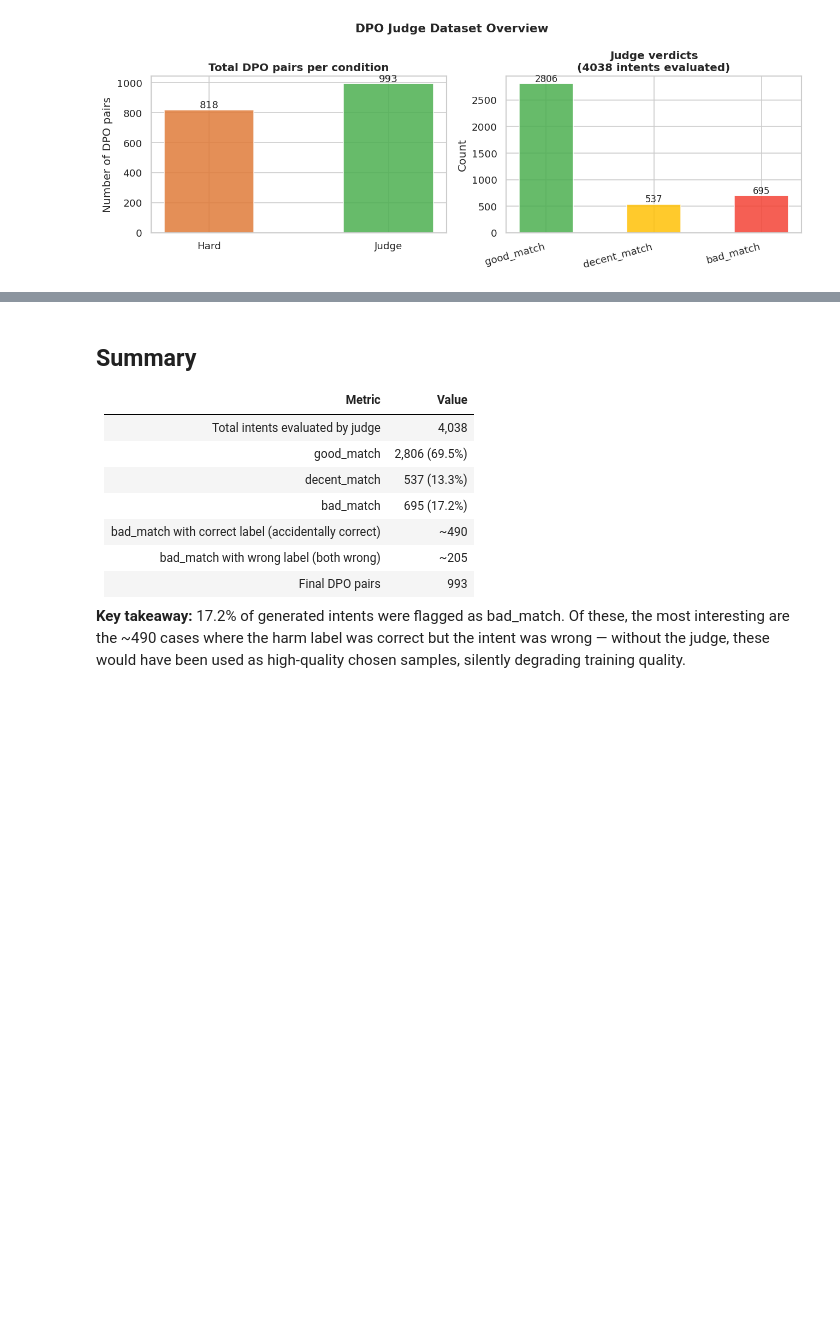
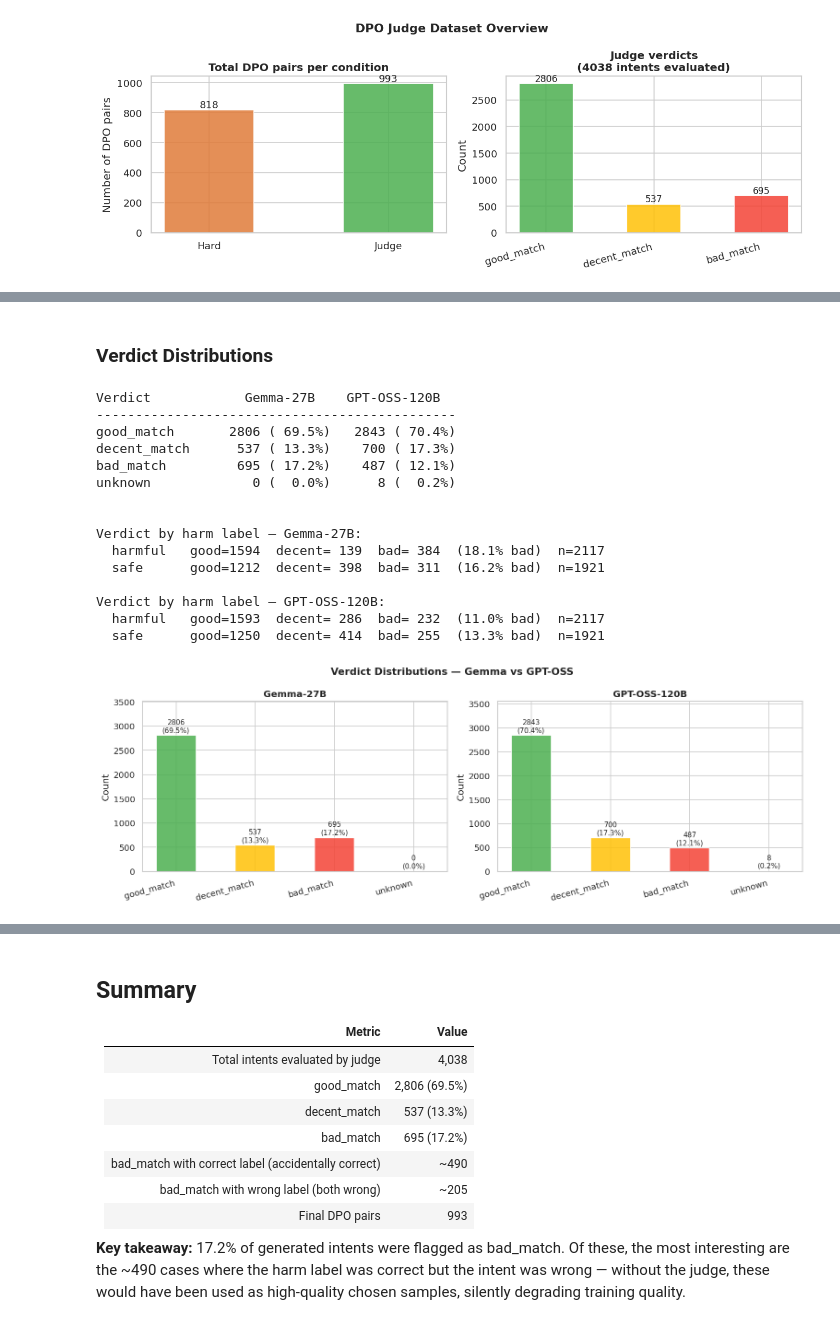
Before and after one commit to Jazhyc/aims-safety-classification, a Jupyter notebook: notebooks/dpo/judge_dataset_exploration.ipynb, the cells around one changed output, grey strips where cells are left out. Cells and saved outputs as stored; diff of their text form; code cells hidden in the pictures; blank space fills up the shorter version.

```diff
--- a/notebooks/dpo/judge_dataset_exploration.ipynb
+++ b/notebooks/dpo/judge_dataset_exploration.ipynb
@@ -32,6 +32,7 @@ plt.rcParams.update({"figure.dpi": 120, "font.size": 11})
 ROOT      = Path("../..")
 JUDGE_DIR = ROOT / "data/dpo_pairs/judge"
 HARD_DIR  = ROOT / "data/dpo_pairs/hard"
+FIGS_DIR = Path("figures")
 
 def load_jsonl(path):
     return [json.loads(l) for l in open(path) if l.strip()]
@@ -424,0 +432,10 @@ bad_match intents added as extra rejecteds: 695
+# %%
+GPTOSS_DIR = ROOT / "data/dpo_pairs/judge_gptoss"
+
+gptoss_examples = load_jsonl(GPTOSS_DIR / "intent_filter_examples.jsonl")
+gptoss_pairs    = load_jsonl(GPTOSS_DIR / "dpo_pairs.jsonl")
+gptoss_summary  = json.load(open(GPTOSS_DIR / "summary.json"))
+
+print(f"GPT-OSS intent filter examples : {len(gptoss_examples)}")
+print(f"GPT-OSS DPO pairs              : {len(gptoss_pairs)}")
+print(f"Gemma  DPO pairs               : {len(dpo_pairs)}")
@@ -424,0 +446,66 @@ bad_match intents added as extra rejecteds: 695
+# %% [markdown]
+### Verdict Distributions
+# %%
+judges = {
+    "Gemma-27B":   filter_examples,
+    "GPT-OSS-120B": gptoss_examples,
+}
+
+verdict_labels = ["good_match", "decent_match", "bad_match", "unknown"]
+verdict_colors = ["#4caf50", "#ffc107", "#f44336", "#9e9e9e"]
+
+print(f"{'Verdict':<14}  {'Gemma-27B':>12}  {'GPT-OSS-120B':>14}")
+print("-" * 46)
+for v in verdict_labels:
+    g_n  = sum(1 for r in filter_examples  if r['judge_verdict'] == v)
+    go_n = sum(1 for r in gptoss_examples if r['judge_verdict'] == v)
+    g_t  = len(filter_examples)
+    go_t = len(gptoss_examples)
+    print(f"{v:<14}  {g_n:5d} ({100*g_n/g_t:5.1f}%)  {go_n:5d} ({100*go_n/go_t:5.1f}%)")
+
+print()
+for judge_name, examples in judges.items():
+    print(f"\nVerdict by harm label — {judge_name}:")
+    for harm in ["harmful", "safe"]:
+        sub = [r for r in examples if r["gold_harm"] == harm]
+        c = Counter(r["judge_verdict"] for r in sub)
+        bad_pct = 100 * c['bad_match'] / len(sub) if sub else 0
+        print(f"  {harm:8s}  good={c['good_match']:4d}  decent={c['decent_match']:4d}  bad={c['bad_match']:4d}  ({bad_pct:.1f}% bad)  n={len(sub)}")
+
+# Side-by-side bar chart
+fig, axes = plt.subplots(1, 2, figsize=(13, 4.5))
+x = range(len(verdict_labels))
+width = 0.35
+
+for ax, (judge_name, examples) in zip(axes, judges.items()):
+    total = len(examples)
+    counts = [sum(1 for r in examples if r['judge_verdict'] == v) for v in verdict_labels]
+    bars = ax.bar(x, counts, color=verdict_colors, alpha=0.85, width=0.5)
+    ax.bar_label(bars, labels=[f"{c}\n({100*c/total:.1f}%)" for c in counts], fontsize=9, padding=2)
+    ax.set_xticks(list(x))
+    ax.set_xticklabels(verdict_labels, rotation=15, ha="right")
+    ax.set_ylabel("Count")
+    ax.set_ylim(0, max(counts) * 1.25)
+    ax.set_title(f"{judge_name}", fontweight="bold")
+
+plt.suptitle("Verdict Distributions — Gemma vs GPT-OSS", fontsize=13, fontweight="bold")
+plt.tight_layout()
+plt.savefig(FIGS_DIR / "judge_verdict_comparison.pdf", bbox_inches="tight")
+plt.show()
+# %% [output]
+Verdict            Gemma-27B    GPT-OSS-120B
+----------------------------------------------
+good_match       2806 ( 69.5%)   2843 ( 70.4%)
+decent_match      537 ( 13.3%)    700 ( 17.3%)
+bad_match         695 ( 17.2%)    487 ( 12.1%)
+unknown             0 (  0.0%)      8 (  0.2%)
+
+
+Verdict by harm label — Gemma-27B:
+  harmful   good=1594  decent= 139  bad= 384  (18.1% bad)  n=2117
+  safe      good=1212  decent= 398  bad= 311  (16.2% bad)  n=1921
+
+Verdict by harm label — GPT-OSS-120B:
+  harmful   good=1593  decent= 286  bad= 232  (11.0% bad)  n=2117
+  safe      good=1250  decent= 414  bad= 255  (13.3% bad)  n=1921
+[figure, added]
```
Also changed, not shown: parts of 12 cells of this notebook, 1 other file.
